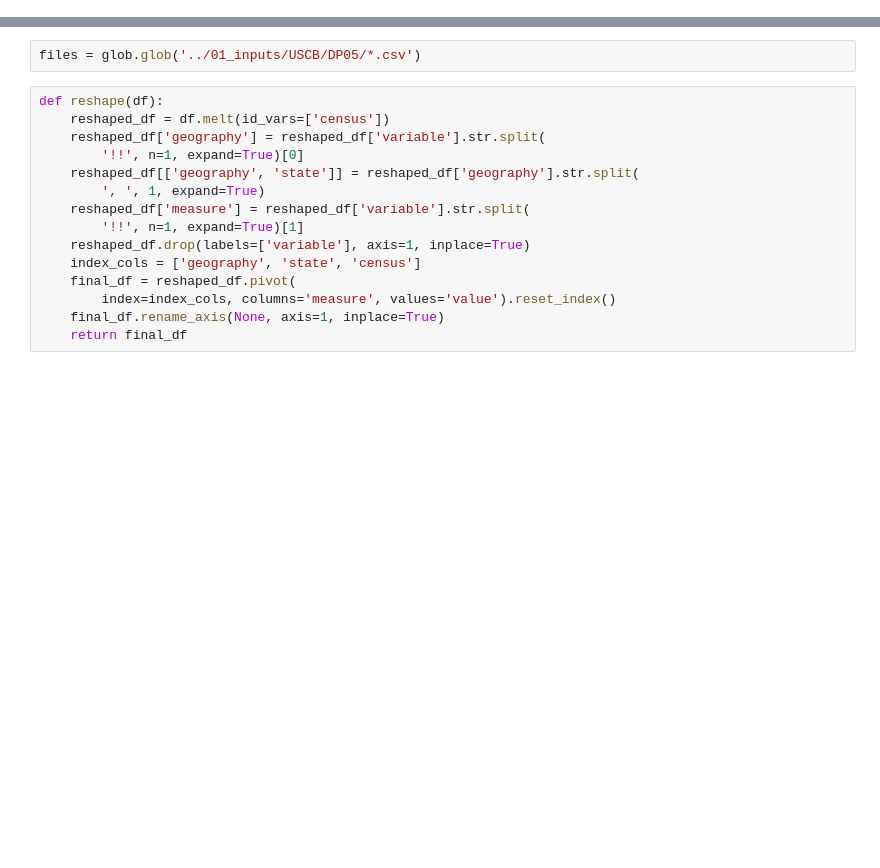
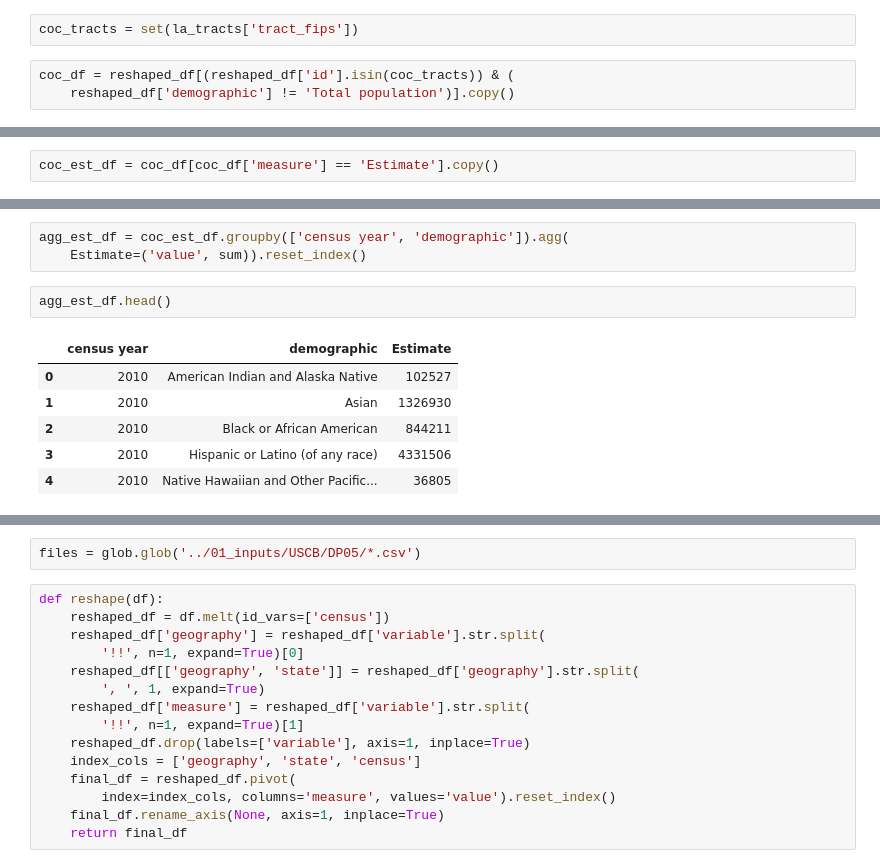
Before and after one commit to cirlabs/homelessness-arrest-data, a Jupyter notebook: US/02_clean/01_census_dp05.ipynb, the cells around one changed output, grey strips where cells are left out. Drawn from its saved outputs; the diff is of its cells as text; blank space fills up the shorter version.

```diff
--- a/US/02_clean/01_census_dp05.ipynb
+++ b/US/02_clean/01_census_dp05.ipynb
@@ -7,0 +156,5 @@ import pandas as pd
+# %%
+coc_tracts = set(la_tracts['tract_fips'])
+# %%
+coc_df = reshaped_df[(reshaped_df['id'].isin(coc_tracts)) & (
+    reshaped_df['demographic'] != 'Total population')].copy()
@@ -7,0 +171,2 @@ import pandas as pd
+# %%
+coc_est_df = coc_df[coc_df['measure'] == 'Estimate'].copy()
@@ -7,0 +190,12 @@ import pandas as pd
+# %%
+agg_est_df = coc_est_df.groupby(['census year', 'demographic']).agg(
+    Estimate=('value', sum)).reset_index()
+# %%
+agg_est_df.head()
+# %% [output]
+|  | census year | demographic | Estimate |
+| 0 | 2010 | American Indian and Alaska Native | 102527 |
+| 1 | 2010 | Asian | 1326930 |
+| 2 | 2010 | Black or African American | 844211 |
+| 3 | 2010 | Hispanic or Latino (of any race) | 4331506 |
+| 4 | 2010 | Native Hawaiian and Other Pacific... | 36805 |
```
Also changed, not shown: parts of 77 cells of this notebook, 9 other files.
